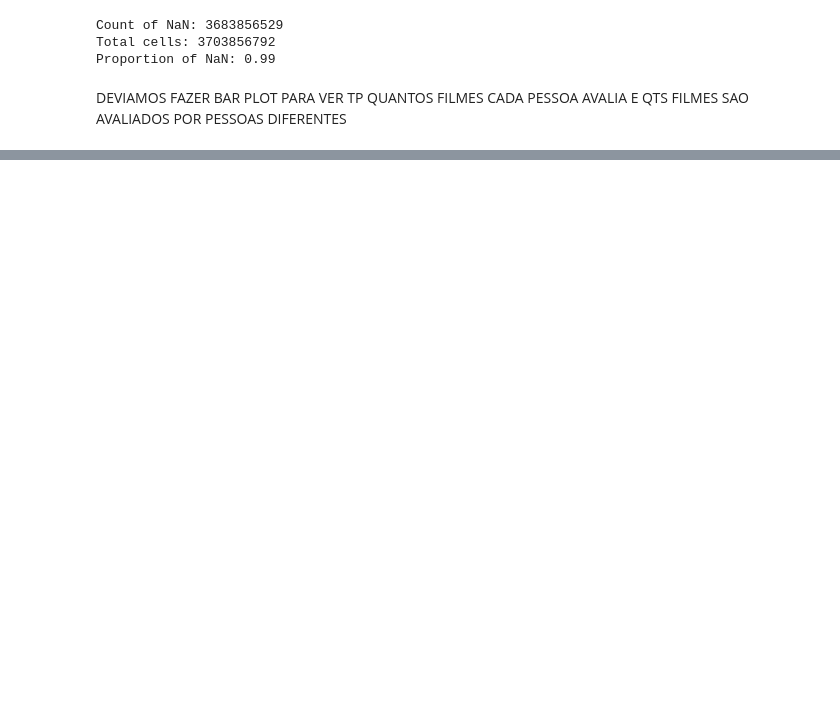
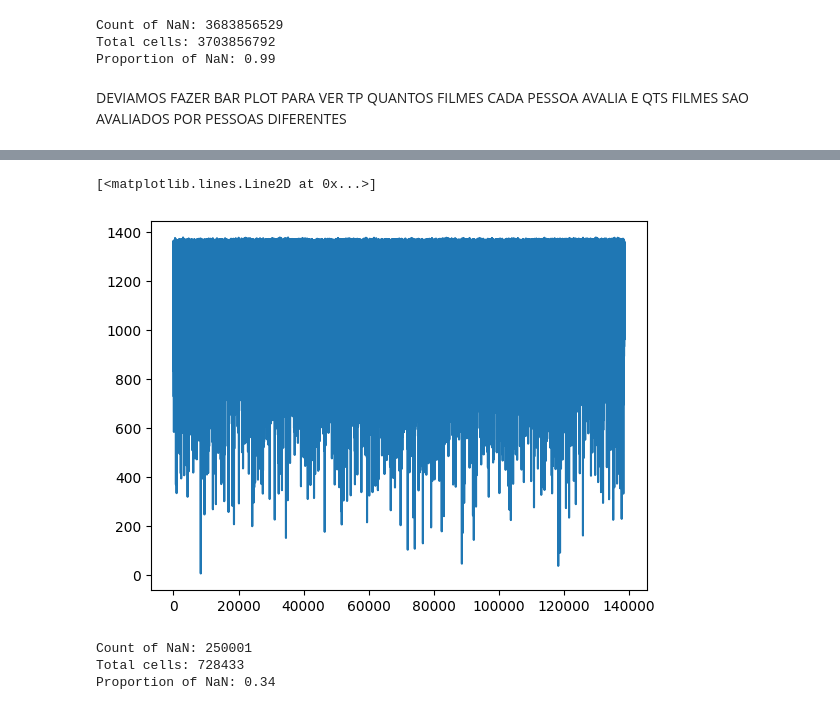
Before and after one commit to jepe06/Project2--Recommender-System, a Jupyter notebook: 01 data.ipynb, the cells around one changed output, grey strips where cells are left out. Saved outputs shown, nothing was run; the diff lists cells and outputs as text; code cells hidden in the pictures; blank space fills up the shorter version.

```diff
--- a/01 data.ipynb
+++ b/01 data.ipynb
@@ -59,0 +72,9 @@ DEVIAMOS FAZER BAR PLOT PARA VER TP QUANTOS FILMES CADA PESSOA AVALIA E QTS FILM
+# %%
+# Filter rows with <= max_nans NaNs
+filter_matrix = matrix[matrix.isna().sum(axis=1) <= 135000]
+# %%
+na_per_col = filter_matrix.isna().sum(axis=0)
+plt.plot(na_per_col) # qnt mais elevado, mais nan tem na coluna
+# %% [output]
+[<matplotlib.lines.Line2D at 0x...>]
+[figure, added]
@@ -59,0 +84,17 @@ DEVIAMOS FAZER BAR PLOT PARA VER TP QUANTOS FILMES CADA PESSOA AVALIA E QTS FILM
+# %%
+# Count missing values
+na_count = filter_matrix.isna().sum().sum()
+
+# Total number of cells
+total_cells = filter_matrix.size
+
+# Proportion of missing values
+na_proportion = na_count / total_cells
+
+print(f"Count of NaN: {na_count}")
+print(f"Total cells: {total_cells}")
+print(f"Proportion of NaN: {na_proportion:.2f}")
+# %% [output]
+Count of NaN: 250001
+Total cells: 728433
+Proportion of NaN: 0.34
```
Also changed, not shown: parts of 7 cells of this notebook.
